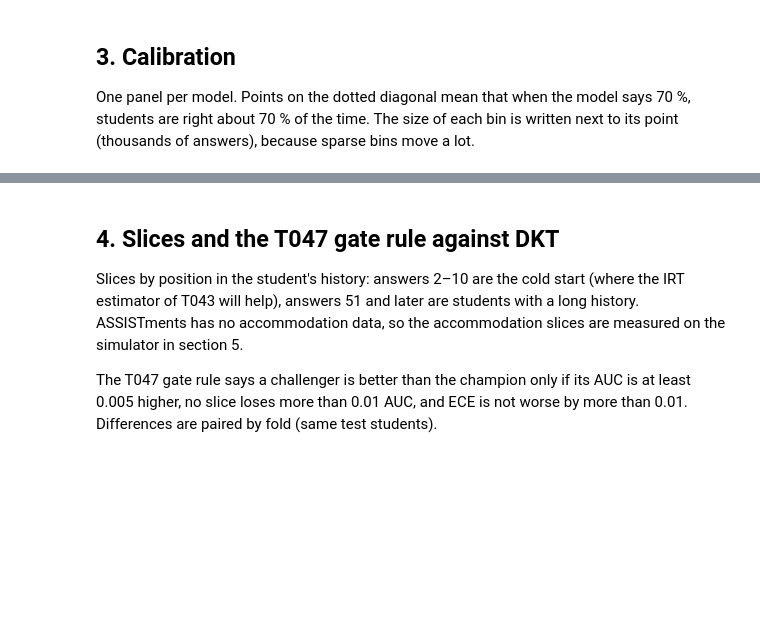
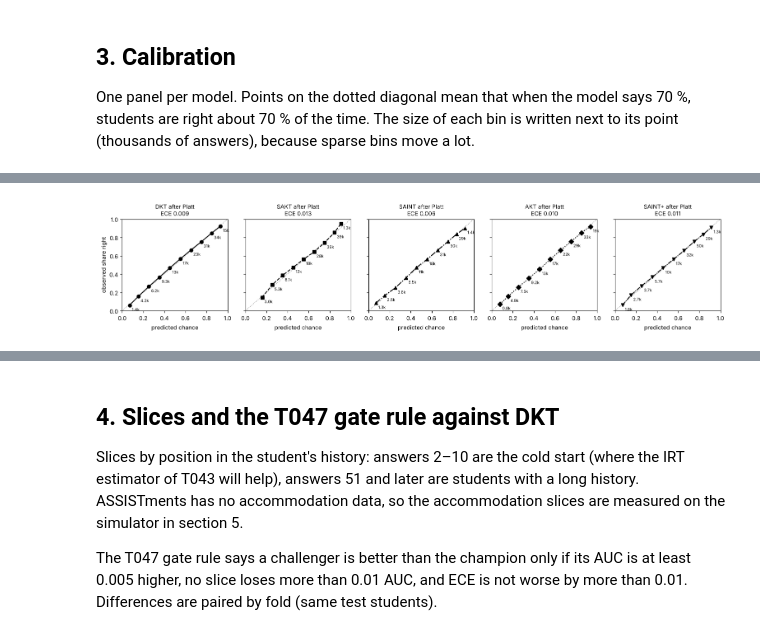
Before and after one commit to salahamami/Kuizi, a Jupyter notebook: ml/benchmarks/t040_benchmark.ipynb, the cells around one changed output, grey strips where cells are left out. Drawn from its saved outputs; the diff is of its cells as text; code cells hidden in the pictures; blank space fills up the shorter version.

```diff
--- a/ml/benchmarks/t040_benchmark.ipynb
+++ b/ml/benchmarks/t040_benchmark.ipynb
@@ -143,0 +198,24 @@ plt.show()
+# %%
+# Platt scaling (concept: post-hoc calibration; production: T042 ECE <= 0.05, T047 gate, T050 monitoring)
+CAL = "t040_full_assist2009-L100"
+cal_runs = pd.read_csv(RESULTS / f"{CAL}_runs.csv")
+cal_meta = json.loads((RESULTS / f"{CAL}_meta.json").read_text())
+cal_gate = pd.read_csv(RESULTS / f"{CAL}_gate.csv")
+cal_calib = pd.read_csv(RESULTS / f"{CAL}_calibration.csv")
+both = cal_runs.merge(runs[["dataset", "model", "max_len", "fold", "auc"]], on=["dataset", "model", "max_len", "fold"],
+                      suffixes=("", "_first_run"))
+print(f"Second run: {len(cal_runs)} training runs in {cal_meta['training_wall_seconds'] / 60:.1f} min, "
+      f"code sha256 {cal_meta['code']['code_sha256'][:12]}")
+print(f"AUC identical to the first run in {int((both.auc - both.auc_first_run).abs().lt(1e-9).sum())} of {len(both)} runs "
+      f"(largest difference {(both.auc - both.auc_first_run).abs().max():.1e})")
+g = cal_runs.groupby("model")
+cal_tab = pd.DataFrame({
+    "AUC": [pm(g.auc.mean()[m], g.auc.std()[m]) for m in g.groups],
+    "ECE raw": [pm(g.ece.mean()[m], g.ece.std()[m]) for m in g.groups],
+    "ECE after Platt": [pm(g.ece_platt.mean()[m], g.ece_platt.std()[m]) for m in g.groups],
+    "accuracy after Platt": [pm(g.accuracy_platt.mean()[m], g.accuracy_platt.std()[m]) for m in g.groups],
+    "a (mean)": [g.platt_a.mean()[m] for m in g.groups], "b (mean)": [g.platt_b.mean()[m] for m in g.groups],
+}, index=list(g.groups))
+cal_tab = cal_tab.loc[[m for m in ORDER if m in cal_tab.index]]
+cal_tab.index = [LABELS[m] for m in cal_tab.index]
+cal_tab.round(3)
@@ -143,0 +232,23 @@ plt.show()
+# %%
+# Reliability diagrams after Platt scaling, pooled over folds
+c = cal_calib[cal_calib.calibration == "platt"].copy()
+c["pw"], c["ow"] = c.predicted * c.answers, c.observed * c.answers
+pooled = c.groupby(["model", "bin"]).agg(pw=("pw", "sum"), ow=("ow", "sum"), answers=("answers", "sum")).reset_index()
+pooled["predicted"], pooled["observed"] = pooled.pw / pooled.answers, pooled.ow / pooled.answers
+models = [m for m in ORDER if m in set(pooled.model) and m != "saint_plus_notime"]
+fig, axes = plt.subplots(1, len(models), figsize=(3.1 * len(models), 3.4), sharey=True)
+for ax, m in zip(axes, models):
+    p = pooled[pooled.model == m].sort_values("predicted")
+    ax.plot([0, 1], [0, 1], ls=":", color="grey", lw=1)
+    ax.plot(p.predicted, p.observed, marker=MARKERS[m], ls=STYLES[m], color="black", ms=6)
+    for _, r in p.iterrows():
+        ax.annotate(f"{r.answers / 1000:.1f}k" if r.answers < 10000 else f"{r.answers / 1000:.0f}k",
+                    (r.predicted, r.observed), textcoords="offset points", xytext=(4, -10), fontsize=7)
+    ax.set_title(f"{LABELS[m]} after Platt\nECE {cal_runs[cal_runs.model == m].ece_platt.mean():.3f}", fontsize=10)
+    ax.set_xlim(0, 1); ax.set_ylim(0, 1)
+    ax.set_xlabel("predicted chance")
+axes[0].set_ylabel("observed share right")
+fig.tight_layout()
+plt.show()
+# %% [output]
+[figure, added]
```
Also changed, not shown: parts of 18 cells of this notebook, 21 other files.
